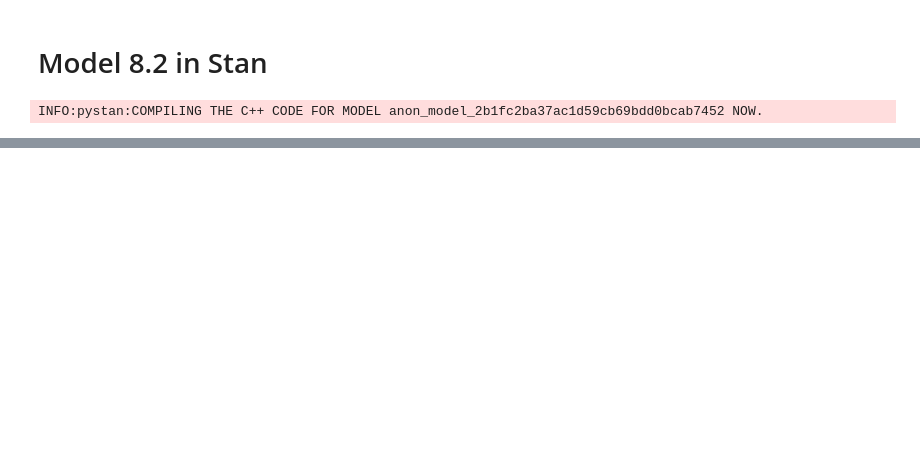
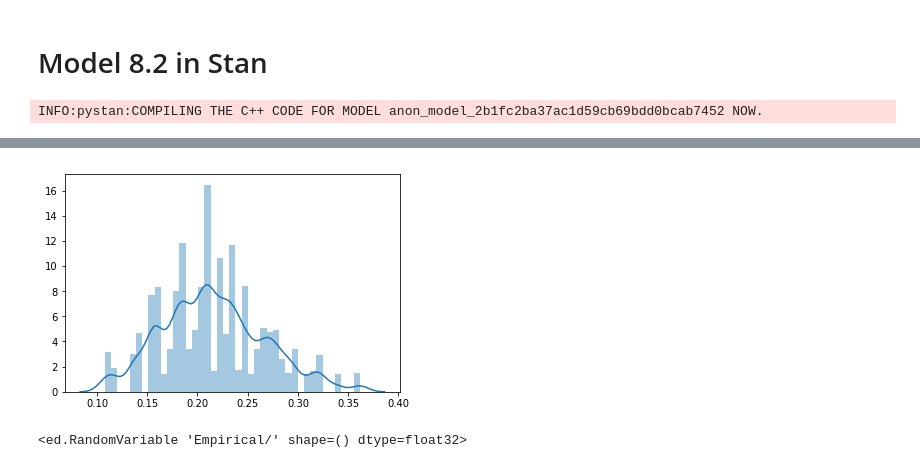
Before and after one commit to LBrinkmann/doing_bayesian_da, a Jupyter notebook: chapter_8/pystan_vs_edward.ipynb, the cells around one changed output, grey strips where cells are left out. Cells and saved outputs as stored; diff of their text form; code cells hidden in the pictures; blank space fills up the shorter version.

```diff
--- a/chapter_8/pystan_vs_edward.ipynb
+++ b/chapter_8/pystan_vs_edward.ipynb
@@ -48,0 +63,5 @@ fit = model.sampling(data=dict(N=5, y=[1, 1, 0, 1, 0]))
+# %%
+theta = ed.models.Beta(1.0, 1.0)
+x = ed.models.Bernoulli(probs=theta, sample_shape=50)
+q_theta = ed.models.Empirical(tf.Variable(tf.zeros(5000)))
+#q_theta = ed.models.Gamma(concentration=tf.Variable(tf.ones(1000)), rate=tf.Variable(tf.ones(1000)))
@@ -48,0 +80,12 @@ fit = model.sampling(data=dict(N=5, y=[1, 1, 0, 1, 0]))
+# %%
+w_samples = q_theta.sample(10000)
+# %%
+plt.close('all')
+sns.distplot(w_samples.eval())
+plt.show()
+# %% [output]
+[figure, added]
+# %%
+q_theta
+# %% [output]
+<ed.RandomVariable 'Empirical/' shape=() dtype=float32>
```
Also changed, not shown: parts of 13 cells of this notebook, 4 other files.
